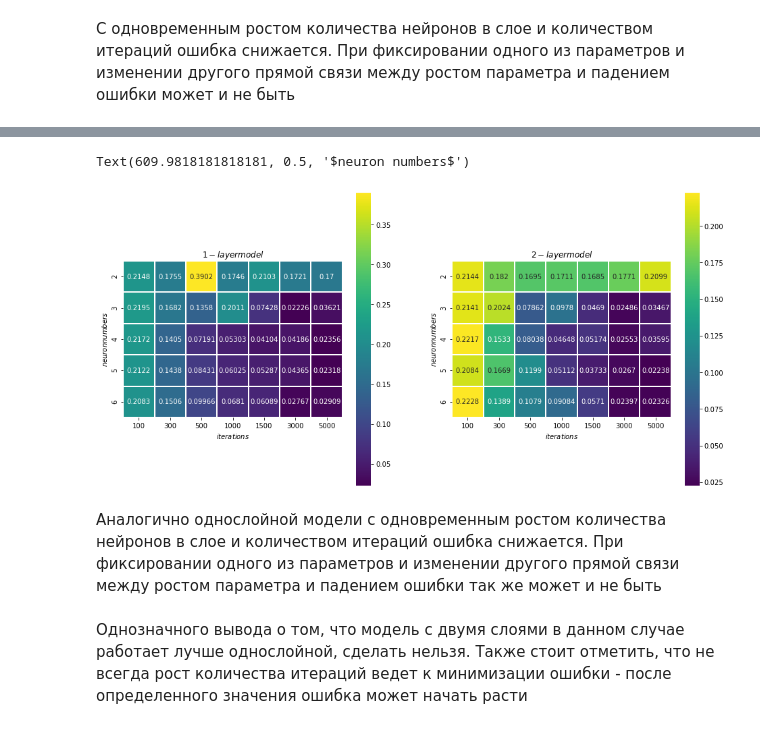
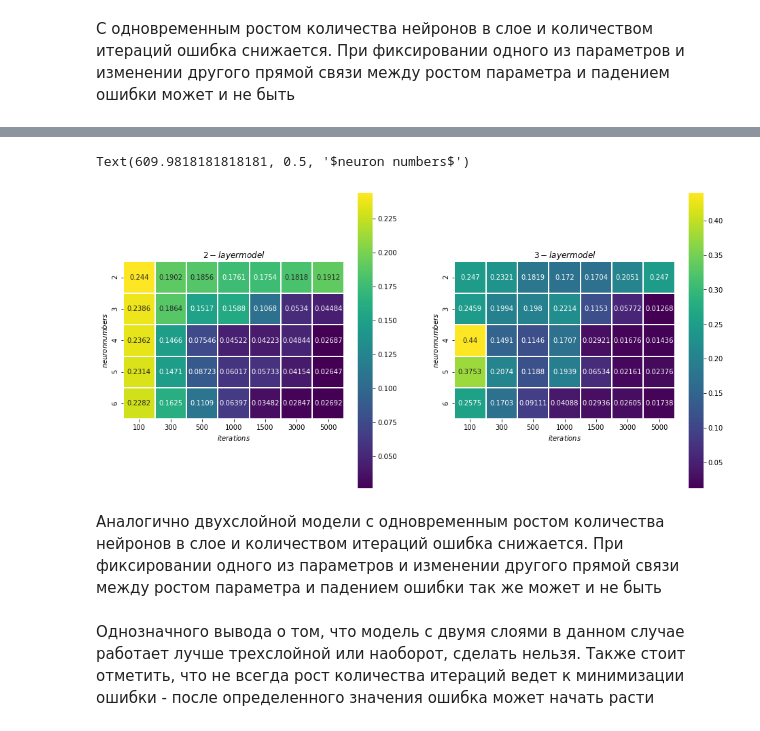
Before and after one commit to hellge83/AI_neural_nets, a Jupyter notebook: les01/HW1.ipynb, the cells around one changed output, grey strips where cells are left out. Drawn from its saved outputs; the diff is of its cells as text; code cells hidden in the pictures.

```diff
--- a/les01/HW1.ipynb
+++ b/les01/HW1.ipynb
@@ -192,7 +191,7 @@ for n_numb in params_grid['nnumbs']:
     iters_by_nnumb = []
 
     for iters in params_grid['iterations']:
-        err, best_iter, acc, w0, w1 = train_nn_l1(X_train, y_train, n_numb, iters)
+        err, best_iter, acc, w0, w1 = train_nn_l2(X_train, y_train, n_numb, iters)
         errors_by_nnumb.append(np.min(err))
         iters_by_nnumb.append(best_iter)
     errors_history_params.append(errors_by_nnumb)
@@ -223,5 +222,5 @@ Text(51.0, 0.5, '$neuron numbers$')
 # %%
-def train_nn_l2(data, target, n_numb, iters):
+def train_nn_l3(data, target, n_numb, iters):
     # определим число нейронов скрытого слоя
     neuron_numb = n_numb
 
@@ -276,5 +275,5 @@ def run_nn_l2(inputs, w0, w1, w2):
 
     return outputs
 # %%
-err, best_iter, acc, w0, w1, w2 = train_nn_l2(X_train, y_train, 4, 1000)
+err, best_iter, acc, w0, w1, w2 = train_nn_l3(X_train, y_train, 4, 1000)
 # %%
@@ -327,7 +326,7 @@ for n_numb in params_grid['nnumbs']:
     iters_by_nnumb = []
 
     for iters in params_grid['iterations']:
-        err, best_iter, acc, w0, w1 = train_nn_l1(X_train, y_train, n_numb, iters)
+        err, best_iter, acc, w0, w1, w2 = train_nn_l3(X_train, y_train, n_numb, iters)
         errors_by_nnumb.append(np.min(err))
         iters_by_nnumb.append(best_iter)
     errors_history_params.append(errors_by_nnumb)
@@ -346,17 +345,17 @@ scores_history2 = pd.DataFrame(errors_history_params, index = params_grid['nnumb
 # %%
 fig, axes = plt.subplots(1, 2, figsize = (16, 8))
 sns.heatmap(scores_history, cmap = 'viridis', annot = True, fmt = '.4g', linewidths = 1, square = True, ax = axes[0])
 sns.heatmap(scores_history2, cmap = 'viridis', annot = True, fmt = '.4g', linewidths = 1, square = True, ax = axes[1])
-axes[0].set_title('$1-layer model$')
+axes[0].set_title('$2-layer model$')
 axes[0].set_xlabel('$iterations$')
 axes[0].set_ylabel('$neuron numbers$')
-axes[1].set_title('$2-layer model$')
+axes[1].set_title('$3-layer model$')
 axes[1].set_xlabel('$iterations$')
 axes[1].set_ylabel('$neuron numbers$')
 # %% [output]
 Text(609.9818181818181, 0.5, '$neuron numbers$')
-[figure, old version]
+[figure, new version]
 # %% [markdown]
-Аналогично однослойной модели с одновременным ростом количества нейронов в слое и количеством итераций ошибка снижается. При фиксировании одного из параметров и изменении другого прямой связи между ростом параметра и падением ошибки так же может и не быть
+Аналогично двухслойной модели с одновременным ростом количества нейронов в слое и количеством итераций ошибка снижается. При фиксировании одного из параметров и изменении другого прямой связи между ростом параметра и падением ошибки так же может и не быть
 # %% [markdown]
-Однозначного вывода о том, что модель с двумя слоями в данном случае работает лучше однослойной, сделать нельзя. Также стоит отметить, что не всегда рост количества итераций ведет к минимизации ошибки - после определенного значения ошибка может начать расти
+Однозначного вывода о том, что модель с двумя слоями в данном случае работает лучше трехслойной или наоборот, сделать нельзя. Также стоит отметить, что не всегда рост количества итераций ведет к минимизации ошибки - после определенного значения ошибка может начать расти
```
Also changed, not shown: parts of 19 cells of this notebook.
